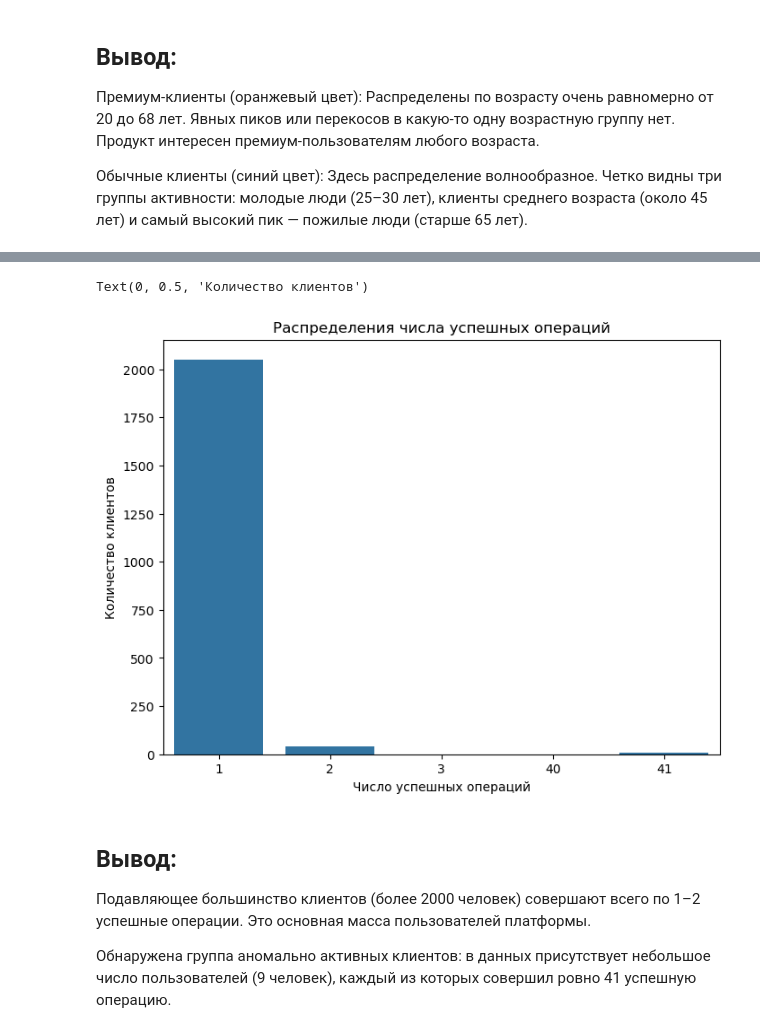
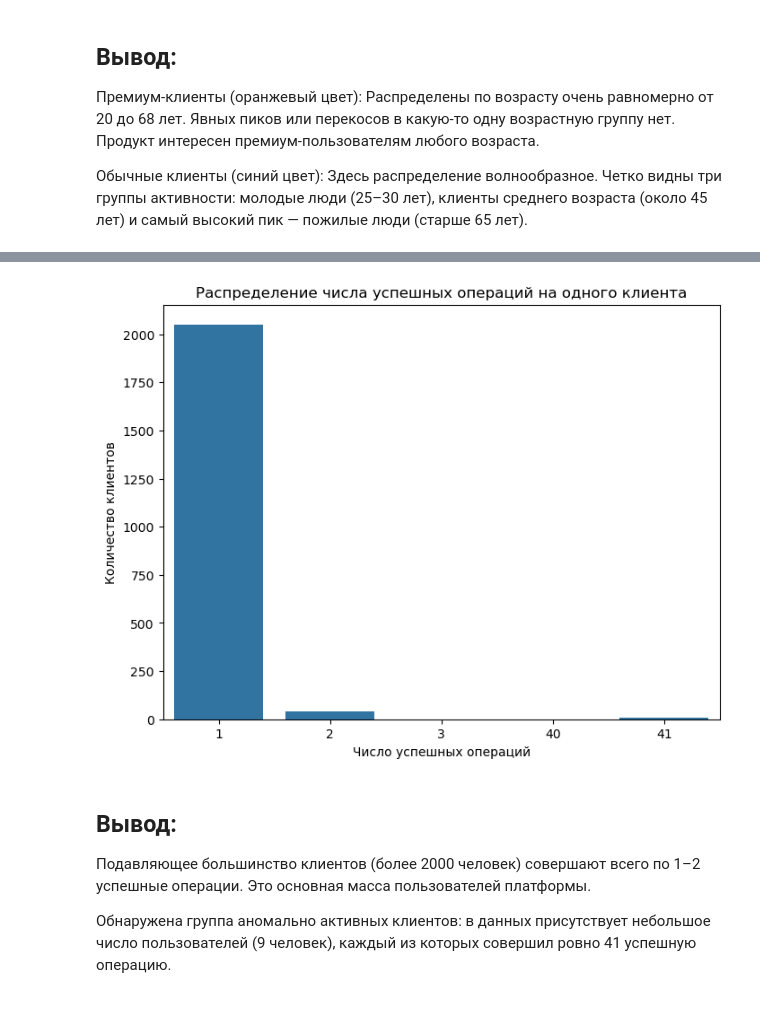
Before and after one commit to Stanislaw-Stasenko/client-operations-analysis, a Jupyter notebook: analysis.ipynb, the cells around one changed output, grey strips where cells are left out. Saved outputs shown, nothing was run; the diff lists cells and outputs as text; code cells hidden in the pictures.

Commit message:
feat: final version of client operations analysis

```diff
--- a/analysis.ipynb
+++ b/analysis.ipynb
@@ -24,6 +8,6 @@ import pandas as pd
 import seaborn as sns
 import matplotlib.pyplot as plt
 # %%
-logs = pd.read_csv(r"C:\Users\Станислав\Desktop\личное\Мои_проекты\client_operations_analysis\data\logs.csv")
+# загрузка данных
+logs = pd.read_csv(r'data/logs.csv')
+user_data = pd.read_csv(r'data/user_data.csv')
-# %%
-user_data = pd.read_csv(r"C:\Users\Станислав\Desktop\личное\Мои_проекты\client_operations_analysis\data\user_data.csv")
@@ -205,12 +189,12 @@ df_plot_2
 # %%
 plt.figure(figsize=(8,6))
-sns.countplot(df_plot_2, x ='success')
-plt.title('Распределения числа успешных операций')
+sns.countplot(group_client_success, x ='success')
+plt.title('Распределение числа успешных операций на одного клиента')
 plt.xlabel('Число успешных операций')
 plt.ylabel('Количество клиентов')
+plt.savefig('images/success_operations_distribution.png', dpi=300, bbox_inches='tight')
 # %% [output]
-Text(0, 0.5, 'Количество клиентов')
-[figure, old version]
+[figure, new version]
 # %% [markdown]
 ## Вывод:
 
```
Also changed, not shown: parts of 41 cells of this notebook, 6 other files.
